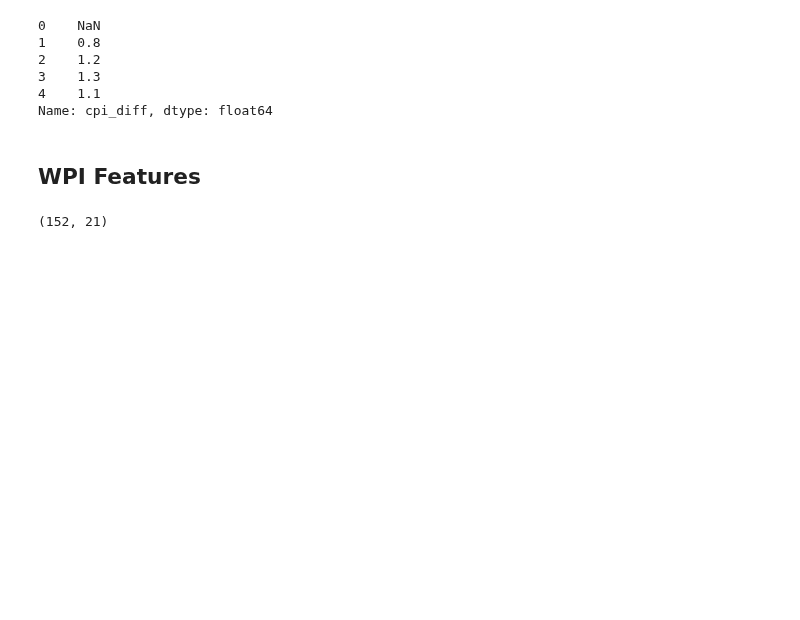
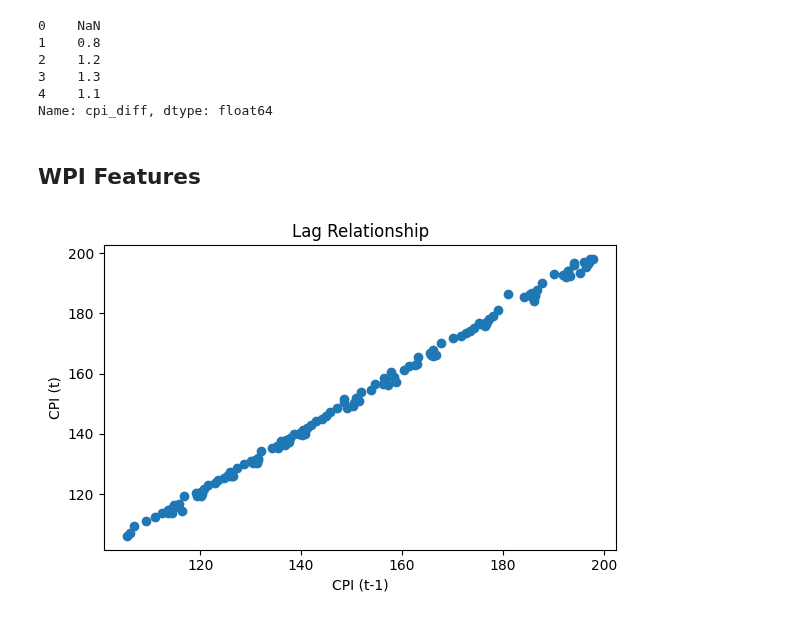
Before and after one commit to Manthru/inflation-forecasting-india, a Jupyter notebook: notebooks/03_feature_engineering.ipynb, the cells around one changed output. Cells and saved outputs as stored; diff of their text form; code cells hidden in the pictures; blank space fills up the shorter version.

```diff
--- a/notebooks/03_feature_engineering.ipynb
+++ b/notebooks/03_feature_engineering.ipynb
@@ -98,7 +98,20 @@ df['trend_index'] = range(len(df))
 df['cpi_wpi_diff'] = df['cpi'] - df['wpi']
 # %%
 df = df.dropna()
-
-df.shape
-# %% [output]
-(152, 21)
+# %%
+import matplotlib.pyplot as plt
+
+plt.figure(figsize=(6,4))
+
+plt.scatter(df['lag_1'], df['cpi'])
+
+plt.xlabel("CPI (t-1)")
+plt.ylabel("CPI (t)")
+plt.title("Lag Relationship")
+
+plt.tight_layout()
+plt.savefig('../reports/lag_feature.png')
+
+plt.show()
+# %% [output]
+[figure, added]
```
Also changed, not shown: parts of 4 cells of this notebook, 13 other files.
